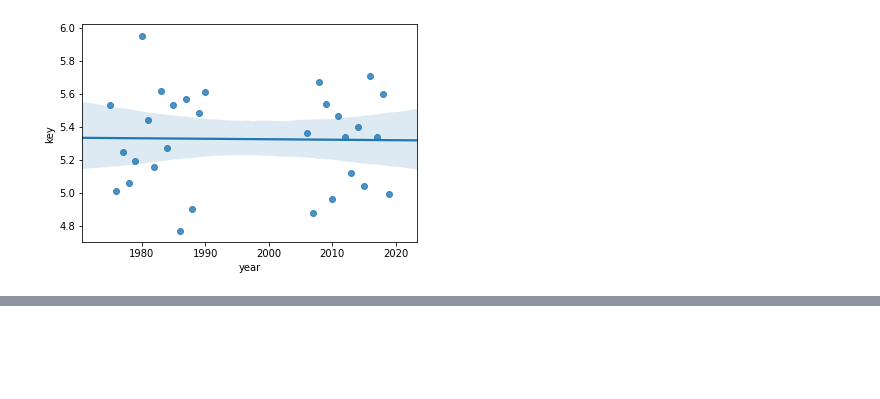
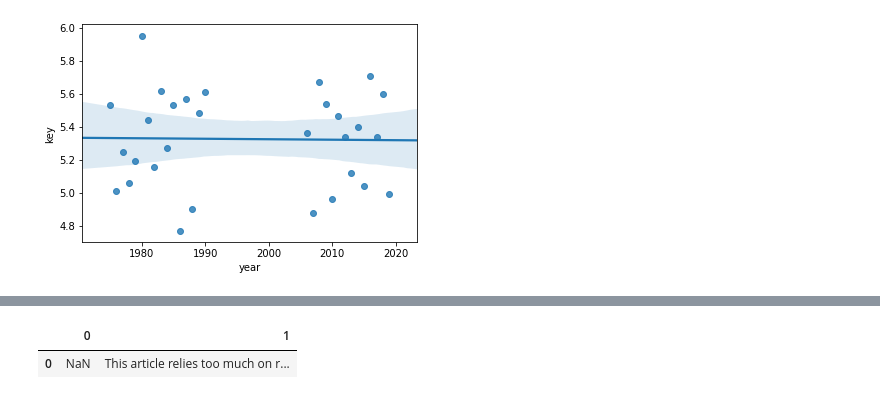
Before and after one commit to noahgriff99/320-Final-Project, a Jupyter notebook: Scrape Billboard.ipynb, the cells around one changed output, grey strips where cells are left out. Cells and saved outputs as stored; diff of their text form; code cells hidden in the pictures; blank space fills up the shorter version.

```diff
--- a/Scrape Billboard.ipynb
+++ b/Scrape Billboard.ipynb
@@ -413,0 +506,8 @@ data.loc[data['artist'] == 'Chris Brown']
+# %%
+page = Request("https://en.wikipedia.org/wiki/Billboard_Year-End_Hot_100_singles_of_201",headers={'User-Agent': 'Mozilla/5.0'})
+html = urlopen(page).read()
+test = pd.read_html(html)[0]
+test.head()
+# %% [output]
+|  | 0 | 1 |
+| 0 | NaN | This article relies too much on r... |
```
Also changed, not shown: parts of 9 cells of this notebook.
